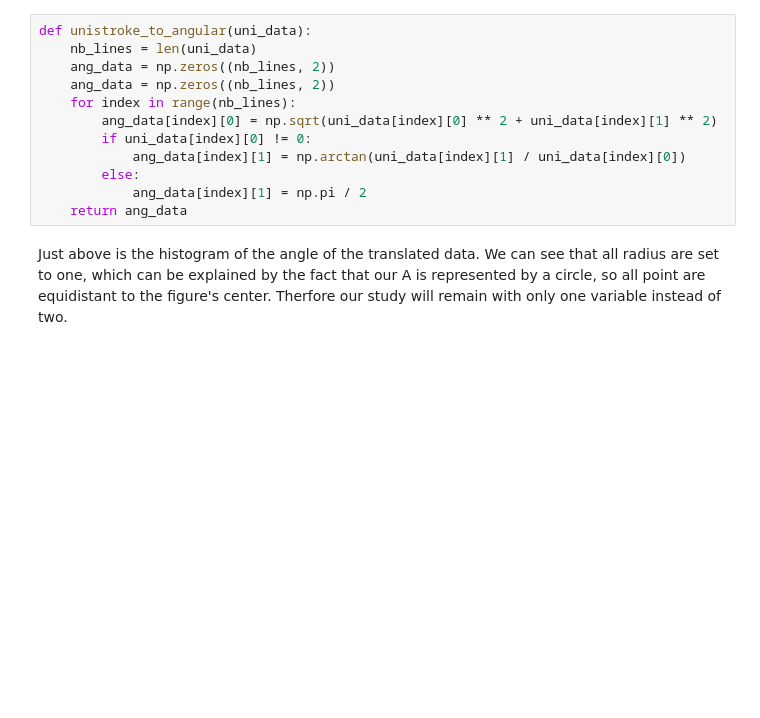
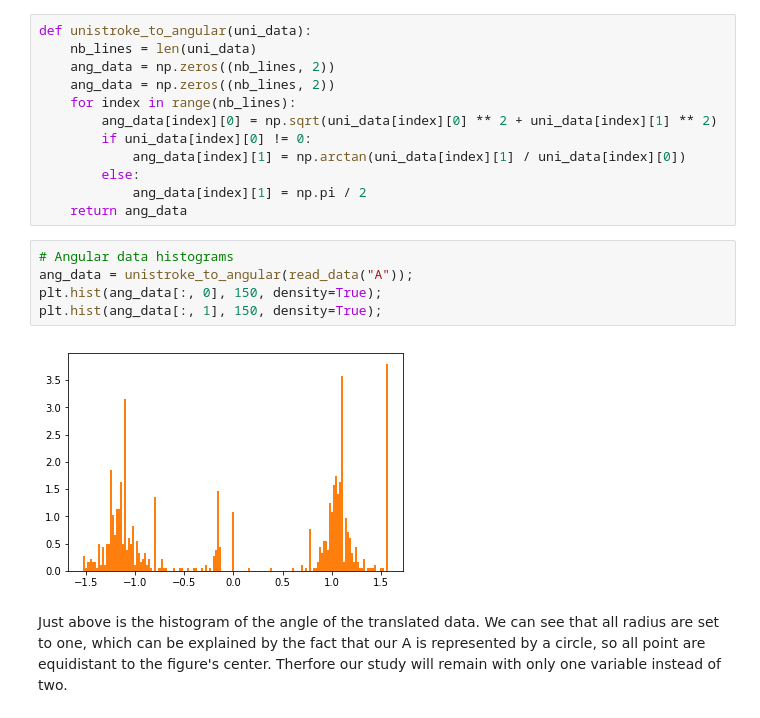
Before and after one commit to PierreBlancfat/FPDM-lab, a Jupyter notebook: lab1/report.ipynb, the cells around one changed output. Cells and saved outputs as stored; diff of their text form; blank space fills up the shorter version.

```diff
--- a/lab1/report.ipynb
+++ b/lab1/report.ipynb
@@ -337,6 +340,13 @@ def unistroke_to_angular(uni_data):
         else:
             ang_data[index][1] = np.pi / 2
     return ang_data
+# %%
+# Angular data histograms
+ang_data = unistroke_to_angular(read_data("A"));
+plt.hist(ang_data[:, 0], 150, density=True);
+plt.hist(ang_data[:, 1], 150, density=True);
+# %% [output]
+[figure, added]
 # %% [markdown]
 Just above is the histogram of the angle of the translated data. We can see that all radius are set to one, which can be explained by the fact that our A is represented by a circle, so all point are equidistant to the figure's center.
 Therfore our study will remain with only one variable instead of two.
```
Also changed, not shown: parts of 12 cells of this notebook.
